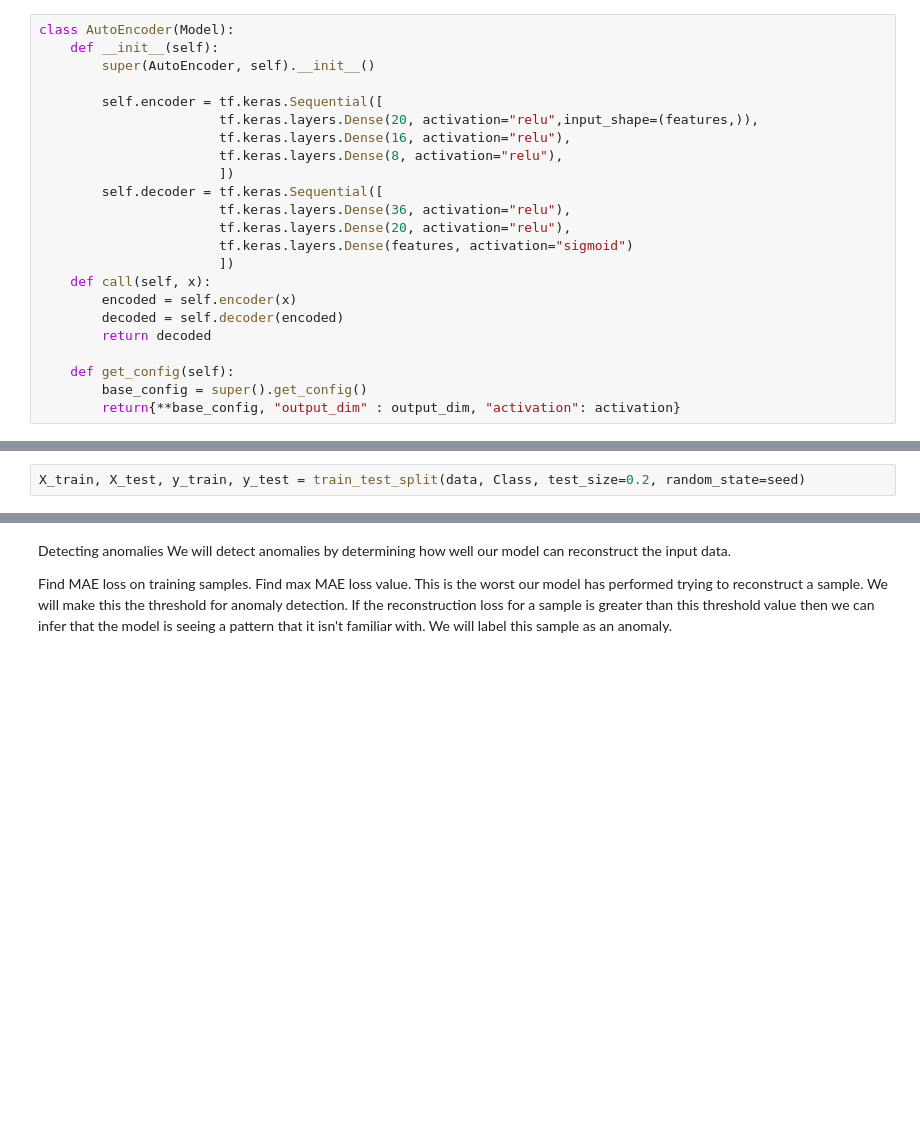
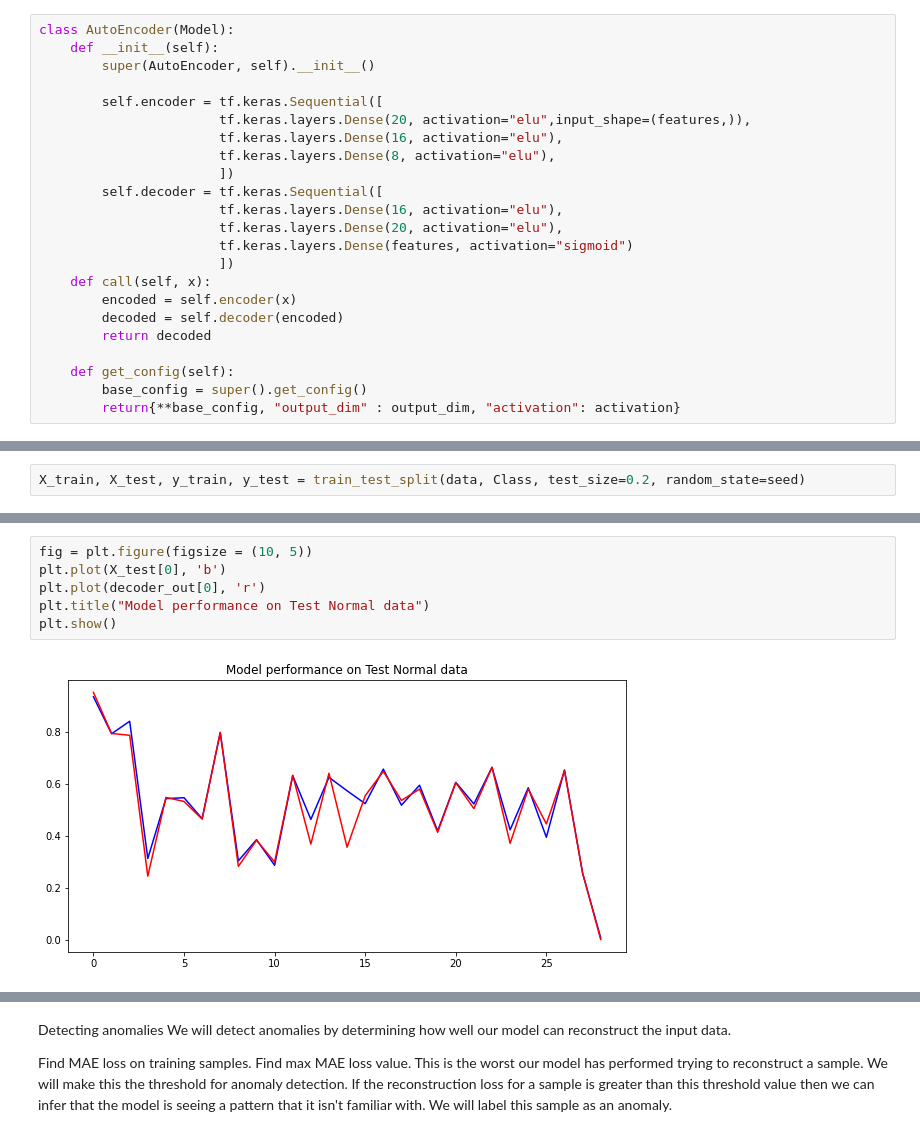
Before and after one commit to zSoftwareRepository/MDS-561-46-22SU, a Jupyter notebook: Autoencoder_cv.ipynb, the cells around one changed output, grey strips where cells are left out. Saved outputs shown, nothing was run; the diff lists cells and outputs as text; blank space fills up the shorter version.

```diff
--- a/Autoencoder_cv.ipynb
+++ b/Autoencoder_cv.ipynb
@@ -34,13 +36,13 @@ class AutoEncoder(Model):
         super(AutoEncoder, self).__init__()
 
         self.encoder = tf.keras.Sequential([
-                       tf.keras.layers.Dense(20, activation="relu",input_shape=(features,)),
-                       tf.keras.layers.Dense(16, activation="relu"),
-                       tf.keras.layers.Dense(8, activation="relu"),
+                       tf.keras.layers.Dense(20, activation="elu",input_shape=(features,)),
+                       tf.keras.layers.Dense(16, activation="elu"),
+                       tf.keras.layers.Dense(8, activation="elu"),
                        ])
         self.decoder = tf.keras.Sequential([
-                       tf.keras.layers.Dense(36, activation="relu"),
-                       tf.keras.layers.Dense(20, activation="relu"),
+                       tf.keras.layers.Dense(16, activation="elu"),
+                       tf.keras.layers.Dense(20, activation="elu"),
                        tf.keras.layers.Dense(features, activation="sigmoid")
                        ])
     def call(self, x):
@@ -95 +153,9 @@ history = model.fit(nc_train, nc_train, epochs=100, batch_size=128,
+# %%
+fig = plt.figure(figsize = (10, 5))
+plt.plot(X_test[0], 'b')
+plt.plot(decoder_out[0], 'r')
+plt.title("Model performance on Test Normal data")
+plt.show()
+# %% [output]
+[figure, added]
 # %%
```
Also changed, not shown: parts of 34 cells of this notebook.
